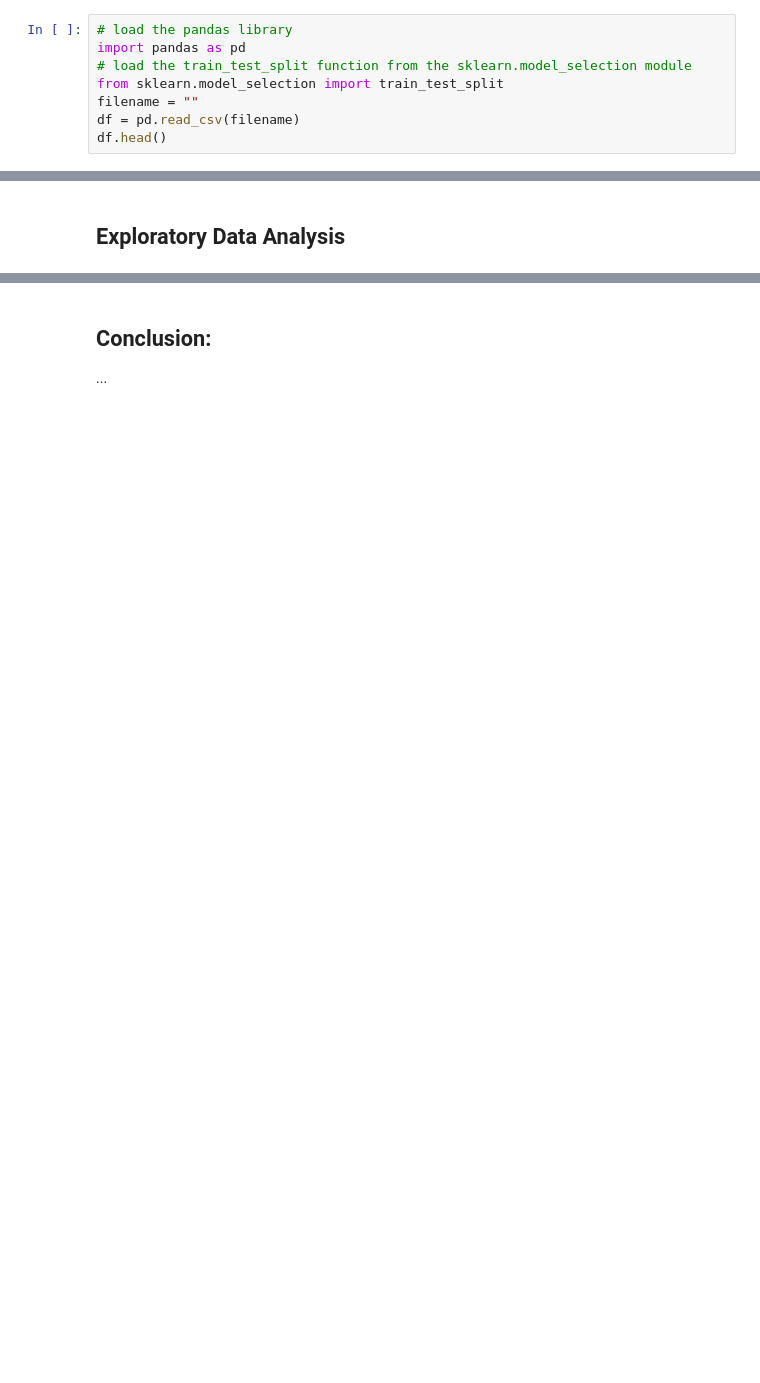
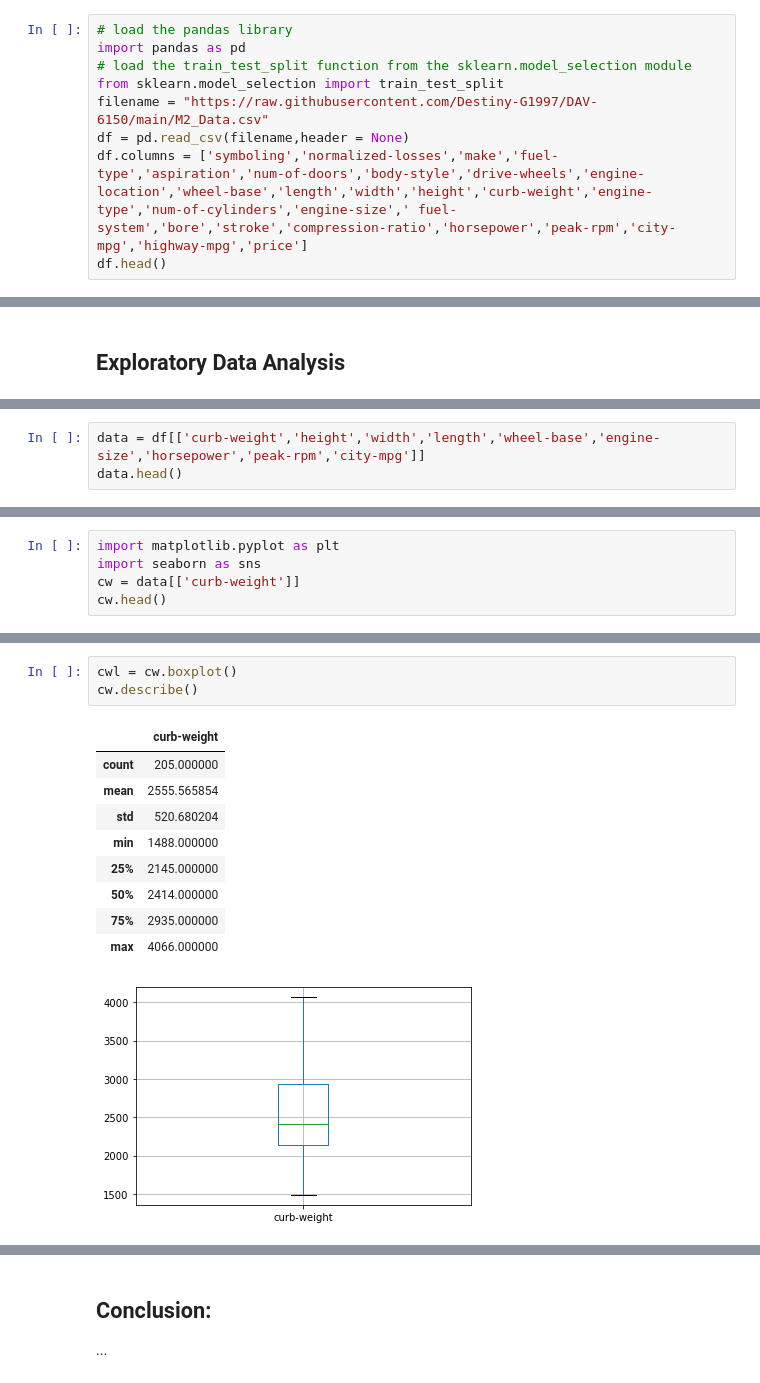
Before and after one commit to Destiny-G1997/DAV-6150, a Jupyter notebook: Z_Guo_M2_assn.ipynb, the cells around one changed output, grey strips where cells are left out. Drawn from its saved outputs; the diff is of its cells as text; blank space fills up the shorter version.

```diff
--- a/Z_Guo_M2_assn.ipynb
+++ b/Z_Guo_M2_assn.ipynb
@@ -8,6 +8,7 @@
 import pandas as pd
 # load the train_test_split function from the sklearn.model_selection module
 from sklearn.model_selection import train_test_split
-filename = ""
-df = pd.read_csv(filename)
+filename = "https://raw.githubusercontent.com/Destiny-G1997/DAV-6150/main/M2_Data.csv"
+df = pd.read_csv(filename,header = None)
+df.columns = ['symboling','normalized-losses','make','fuel-type','aspiration','num-of-doors','body-style','drive-wheels','engine-location','wheel-base','length','width','height','curb-weight','engine-type','num-of-cylinders','engine-size',' fuel-system','bore','stroke','compression-ratio','horsepower','peak-rpm','city-mpg','highway-mpg','price']
 df.head()
@@ -15,0 +27,3 @@ df.head()
+# %%
+data = df[['curb-weight','height','width','length','wheel-base','engine-size','horsepower','peak-rpm','city-mpg']]
+data.head()
@@ -15,0 +45,5 @@ df.head()
+# %%
+import matplotlib.pyplot as plt
+import seaborn as sns
+cw = data[['curb-weight']]
+cw.head()
@@ -15,0 +57,14 @@ df.head()
+# %%
+cwl = cw.boxplot()
+cw.describe()
+# %% [output]
+|  | curb-weight |
+| count | 205.000000 |
+| mean | 2555.565854 |
+| std | 520.680204 |
+| min | 1488.000000 |
+| 25% | 2145.000000 |
+| 50% | 2414.000000 |
+| 75% | 2935.000000 |
+| max | 4066.000000 |
+[figure, added]
```
Also changed, not shown: parts of 43 cells of this notebook.
